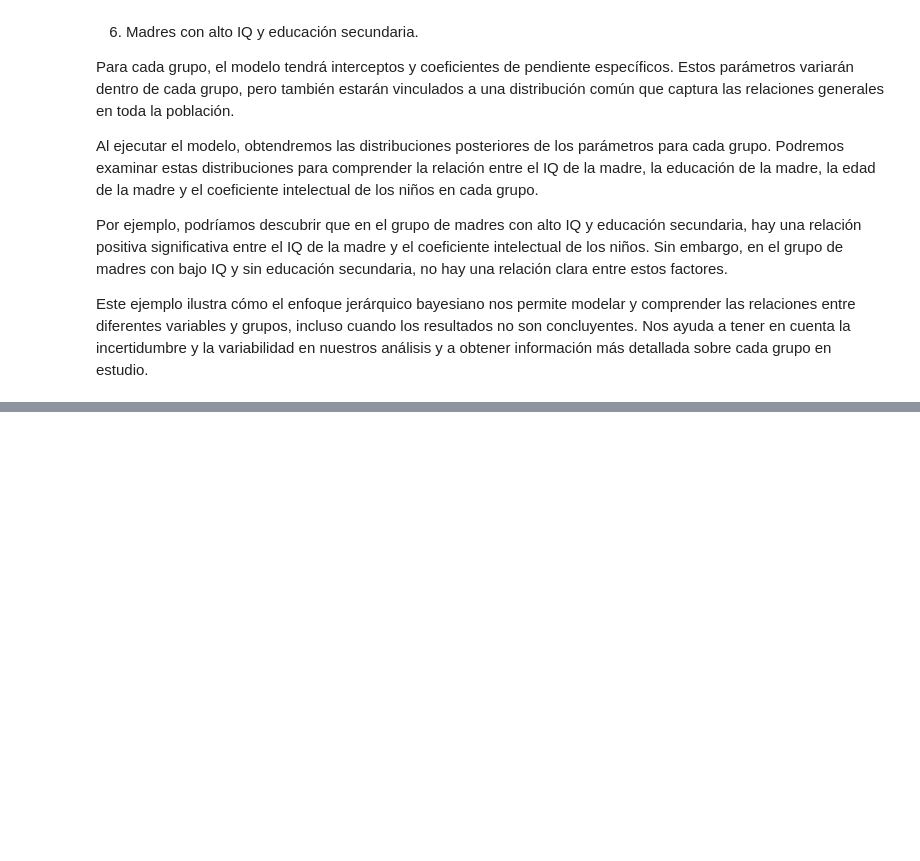
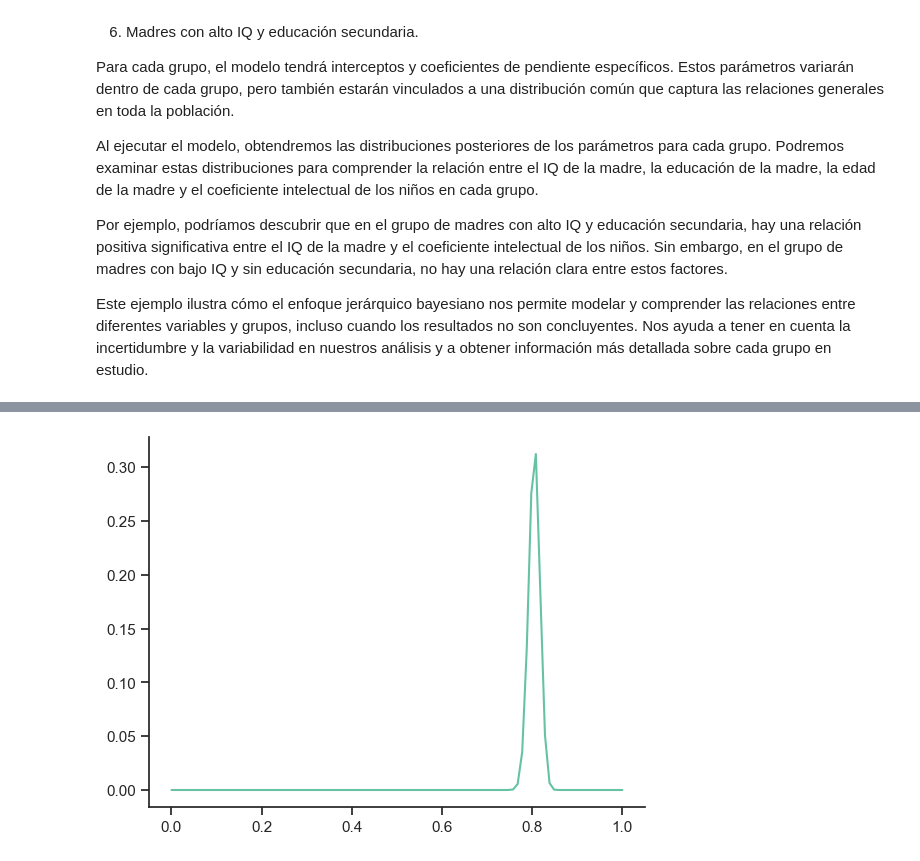
Before and after one commit to onavarrete04/Introduccion-Ciencia-Datos, a Jupyter notebook: 2023_modelos_estadísticos_datos.ipynb, the cells around one changed output, grey strips where cells are left out. Saved outputs shown, nothing was run; the diff lists cells and outputs as text; code cells hidden in the pictures; blank space fills up the shorter version.

```diff
--- a/2023_modelos_estadísticos_datos.ipynb
+++ b/2023_modelos_estadísticos_datos.ipynb
@@ -3008,0 +3118,8 @@ Este ejemplo ilustra cómo el enfoque jerárquico bayesiano nos permite modelar
+# %%
+monedaInjusta_lanzamiento_prior = np.random.binomial(n = 1, p = 0.8, size = 1000)
+p_observed = np.array([np.product(st.bernoulli.pmf(monedaInjusta_lanzamiento_prior, p)) for p in params])
+p_observed = p_observed/np.sum(p_observed)
+plt.plot(params, p_observed)
+sns.despine()
+# %% [output]
+[figure, added]
```
Also changed, not shown: parts of 14 cells of this notebook.
